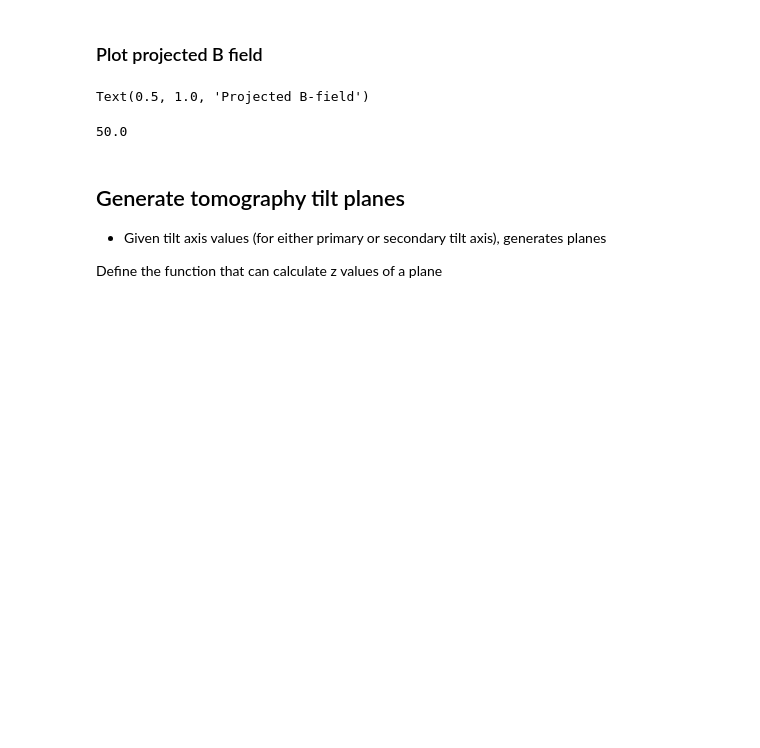
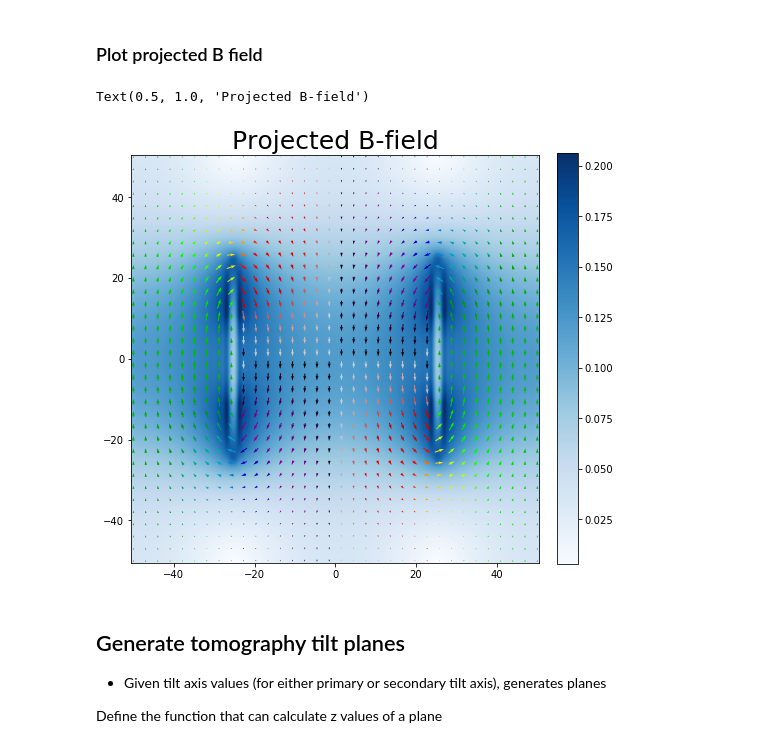
Before and after one commit to grlewis333/phd-work, a Jupyter notebook: holo-sim.ipynb, the cells around one changed output. Saved outputs shown, nothing was run; the diff lists cells and outputs as text; code cells hidden in the pictures; blank space fills up the shorter version.

```diff
--- a/holo-sim.ipynb
+++ b/holo-sim.ipynb
@@ -410,27 +574,24 @@ mag_B = np.hypot(b_field_x,b_field_y)
 # %%
 skip_arrow = 3
 size_arrow = 0.14
 
 f, ax = plt.subplots(ncols=1, figsize=(8, 8))
 
-pos = ax.imshow(mag_B,origin='lower', extent=[x_begin, x_end, min(j[:,0]), max(j[:,0])],interpolation='spline16', cmap='Blues')
+pos = ax.imshow(mag_B,origin='lower', extent=[x_begin, x_end, y_begin,y_end],interpolation='spline16', cmap='Blues')
 f.colorbar(pos, ax=ax,fraction=0.046, pad=0.04)
 
 plt.quiver(x_proj[::skip_arrow, ::skip_arrow],
            y_proj[::skip_arrow, ::skip_arrow],
            b_field_x[::skip_arrow, ::skip_arrow],
            b_field_y[::skip_arrow, ::skip_arrow],
            np.arctan2(b_field_x[::skip_arrow, ::skip_arrow],
                       b_field_y[::skip_arrow, ::skip_arrow]),
           scale = 1/size_arrow, cmap='nipy_spectral', pivot='mid')
 
 ax.set_title('Projected B-field', fontsize=25)
 # %% [output]
 Text(0.5, 1.0, 'Projected B-field')
+[figure, added]
-# %%
-max(y_proj[0])
-# %% [output]
-50.0
 # %% [markdown]
 ## Generate tomography tilt planes
 - Given tilt axis values (for either primary or secondary tilt axis), generates planes
```
Also changed, not shown: parts of 12 cells of this notebook, 1 other file.
